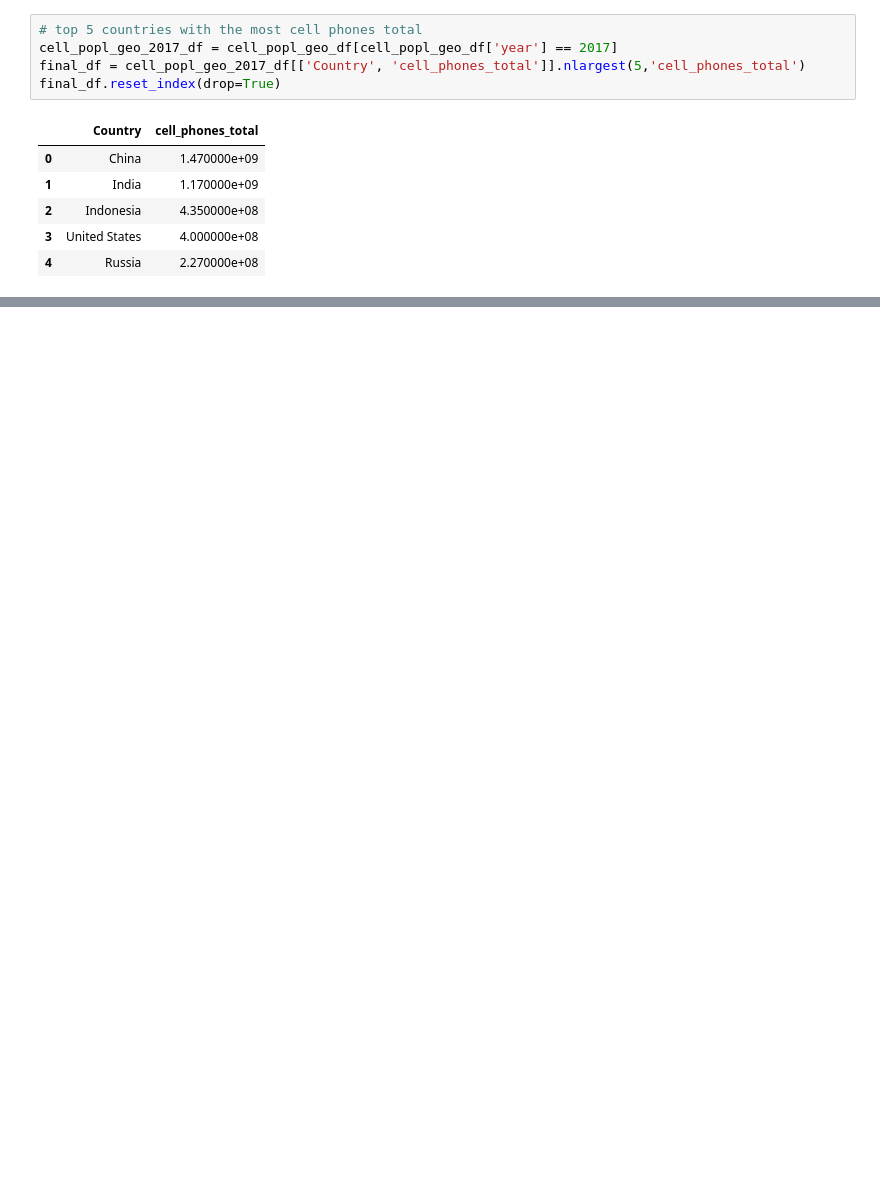
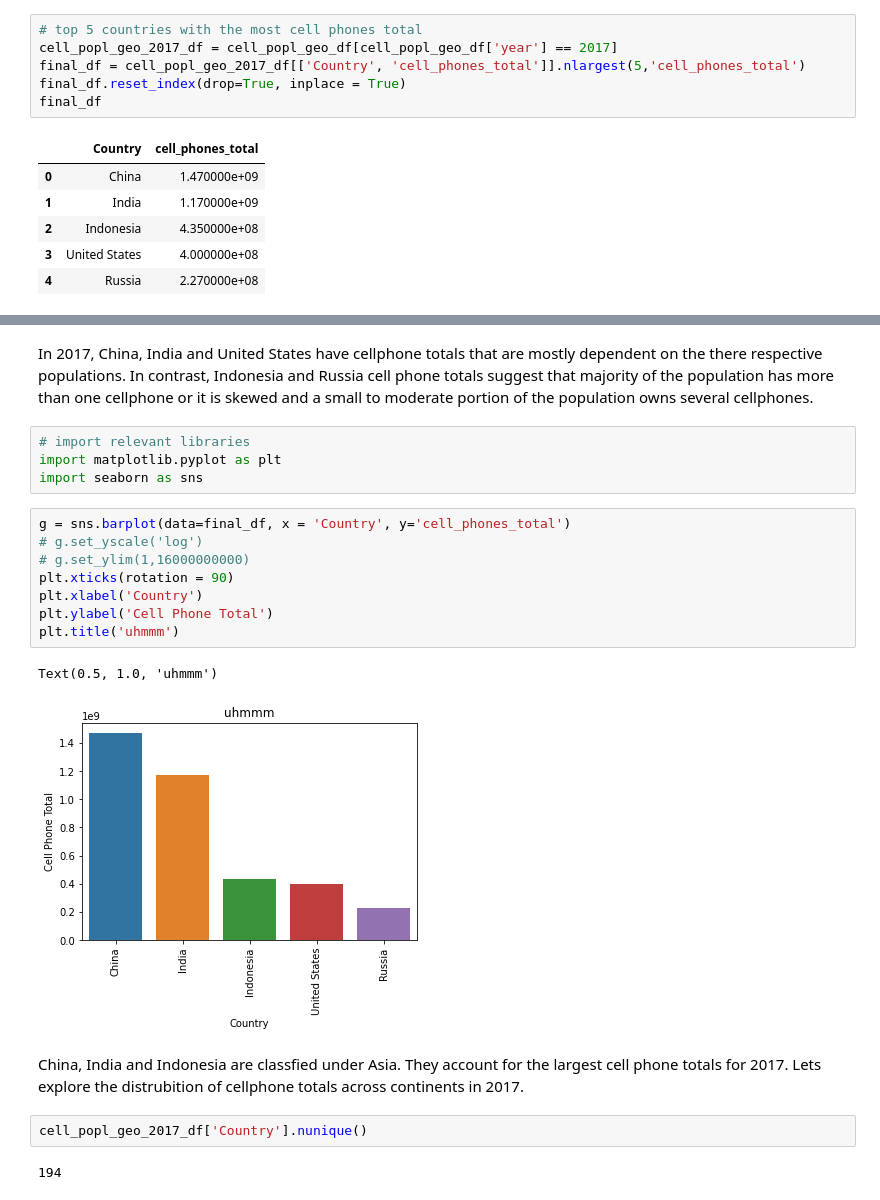
Before and after one commit to corduroy24/Hamoye_ML_Externship, a Jupyter notebook: Weekly_ML_CodeClub001_DataWrangling.ipynb, the cells around one changed output, grey strips where cells are left out. Saved outputs shown, nothing was run; the diff lists cells and outputs as text; blank space fills up the shorter version.

```diff
--- a/Weekly_ML_CodeClub001_DataWrangling.ipynb
+++ b/Weekly_ML_CodeClub001_DataWrangling.ipynb
@@ -206,7 +203,8 @@ condition returned True (no AssertionError)
 # top 5 countries with the most cell phones total
 cell_popl_geo_2017_df = cell_popl_geo_df[cell_popl_geo_df['year'] == 2017]
 final_df = cell_popl_geo_2017_df[['Country', 'cell_phones_total']].nlargest(5,'cell_phones_total')
-final_df.reset_index(drop=True)
+final_df.reset_index(drop=True, inplace = True)
+final_df
 # %% [output]
 |  | Country | cell_phones_total |
 | 0 | China | 1.470000e+09 |
@@ -216,0 +233,23 @@ final_df.reset_index(drop=True)
+# %% [markdown]
+In 2017, China, India and United States have cellphone totals that are mostly dependent on the there respective populations. In contrast, Indonesia and Russia cell phone totals suggest that majority of the population has more than one cellphone or it is skewed and a small to moderate portion of the population owns several cellphones.
+# %%
+# import relevant libraries
+import matplotlib.pyplot as plt
+import seaborn as sns
+# %%
+g = sns.barplot(data=final_df, x = 'Country', y='cell_phones_total')
+# g.set_yscale('log')
+# g.set_ylim(1,16000000000)
+plt.xticks(rotation = 90)
+plt.xlabel('Country')
+plt.ylabel('Cell Phone Total')
+plt.title('uhmmm')
+# %% [output]
+Text(0.5, 1.0, 'uhmmm')
+[figure, added]
+# %% [markdown]
+China, India and Indonesia are classfied under Asia. They  account for the largest cell phone totals for 2017. Lets explore the distrubition of cellphone totals across continents in 2017.
+# %%
+cell_popl_geo_2017_df['Country'].nunique()
+# %% [output]
+194
```
Also changed, not shown: parts of 27 cells of this notebook.
